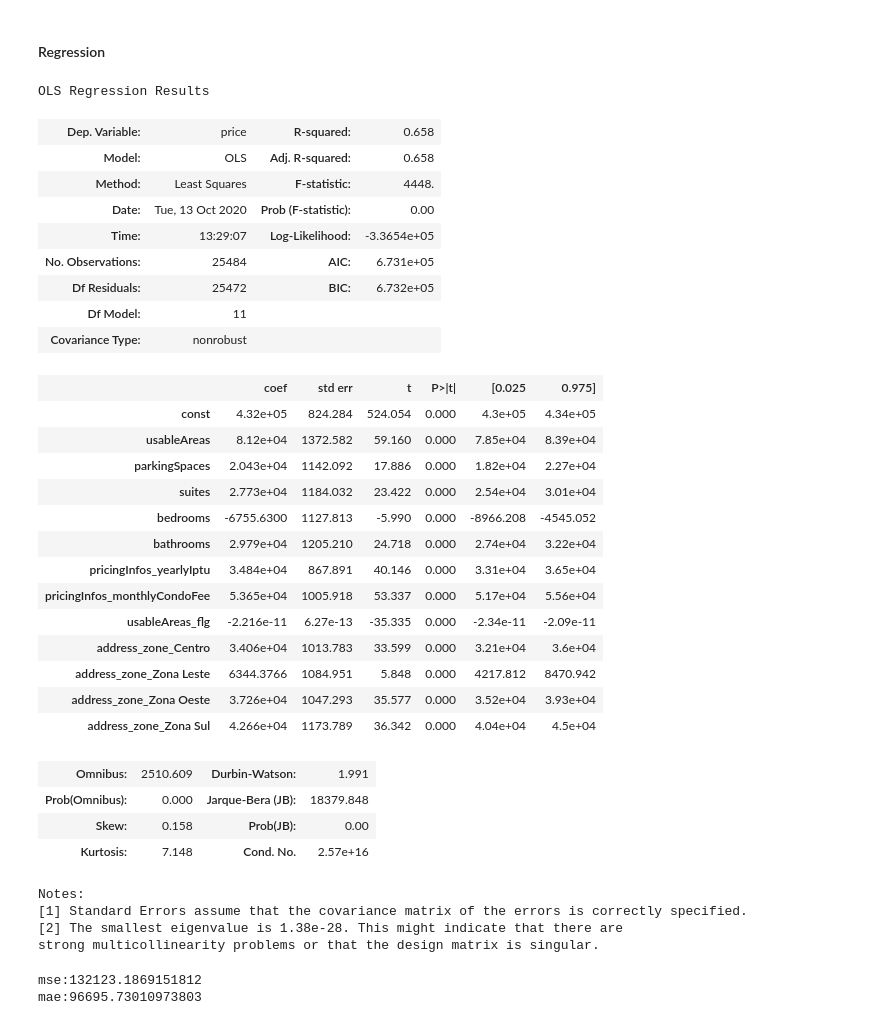
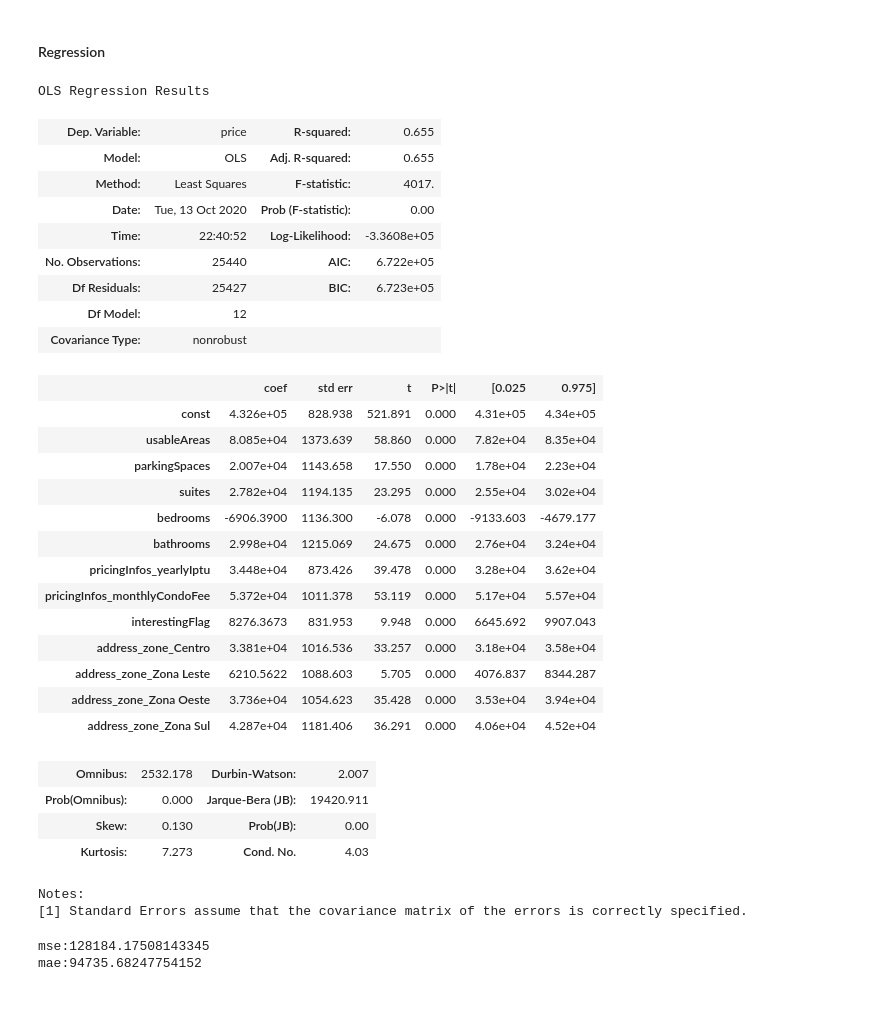
Before and after one commit to WillyHHsu/imoveis, a Jupyter notebook: modeling.ipynb, the cells around one changed output. Cells and saved outputs as stored; diff of their text form; code cells hidden in the pictures.

Commit message:
model done

```diff
--- a/modeling.ipynb
+++ b/modeling.ipynb
@@ -85,21 +89,22 @@ Index: []
 # %%
 dataset['usableAreas_flg']=dataset['usableAreas'].apply(lambda x: 1 if x>0 else 0)
+dataset['interestingFlag']=dataset['interestingFlag'].apply(lambda x: 1 if x else 0)
+
 dataset.interestingFlag.fillna(0, inplace=True)
 # %% [markdown]
 #### Train/test
 # %%
 from sklearn import preprocessing
 
-dataset=dataset[(dataset['usableAreas']>5)&(dataset['pricingInfos_price']<1000000)]
+dataset=dataset[(dataset['usableAreas']>10)&(dataset['pricingInfos_price']<1000000)]
 dataset=pd.get_dummies(dataset, columns=["address_zone"])
 
 x_col=['usableAreas', 'parkingSpaces', 'suites', 'bedrooms'
-,'bathrooms', 'pricingInfos_yearlyIptu', 'pricingInfos_monthlyCondoFee'
-,'usableAreas_flg', 'address_zone_Centro'
-,'address_zone_Zona Leste','address_zone_Zona Oeste', 'address_zone_Zona Sul']
+,'bathrooms', 'pricingInfos_yearlyIptu', 'pricingInfos_monthlyCondoFee','interestingFlag'
+, 'address_zone_Centro','address_zone_Zona Leste','address_zone_Zona Oeste', 'address_zone_Zona Sul']
 
 x=dataset[x_col]
-y =dataset['pricingInfos_price']
+y=dataset['pricingInfos_price']
 x_train, x_test, y_train, y_test = train_test_split(x, y, test_size=0.2, random_state=seed)
 
 x_train_sc = preprocessing.scale(x_train)
@@ -109,44 +114,42 @@ x_test_sc = preprocessing.scale(x_test)
 # %%
 import statsmodels.api as sm
 from sklearn.metrics import mean_squared_error,mean_absolute_error
 
-x = sm.add_constant(pd.DataFrame(x_train_sc, columns=x_col))
-est = sm.OLS(pd.DataFrame(y_train.values, columns=['price']), x)
+_x = sm.add_constant(pd.DataFrame(x_train_sc, columns=x_col))
+est = sm.OLS(pd.DataFrame(y_train.values, columns=['price']), _x)
 est = est.fit()
 est.summary()
 # %% [output]
 OLS Regression Results
-| Dep. Variable: | price | R-squared: | 0.658 |
-| Model: | OLS | Adj. R-squared: | 0.658 |
-| Method: | Least Squares | F-statistic: | 4448. |
+| Dep. Variable: | price | R-squared: | 0.655 |
+| Model: | OLS | Adj. R-squared: | 0.655 |
+| Method: | Least Squares | F-statistic: | 4017. |
 | Date: | Tue, 13 Oct 2020 | Prob (F-statistic): | 0.00 |
-| Time: | 13:29:07 | Log-Likelihood: | -3.3654e+05 |
-| No. Observations: | 25484 | AIC: | 6.731e+05 |
-| Df Residuals: | 25472 | BIC: | 6.732e+05 |
-| Df Model: | 11 |  |  |
+| Time: | 22:40:52 | Log-Likelihood: | -3.3608e+05 |
+| No. Observations: | 25440 | AIC: | 6.722e+05 |
+| Df Residuals: | 25427 | BIC: | 6.723e+05 |
+| Df Model: | 12 |  |  |
 | Covariance Type: | nonrobust |  |  |
 |  | coef | std err | t | P>|t| | [0.025 | 0.975] |
-| const | 4.32e+05 | 824.284 | 524.054 | 0.000 | 4.3e+05 | 4.34e+05 |
-| usableAreas | 8.12e+04 | 1372.582 | 59.160 | 0.000 | 7.85e+04 | 8.39e+04 |
-| parkingSpaces | 2.043e+04 | 1142.092 | 17.886 | 0.000 | 1.82e+04 | 2.27e+04 |
-| suites | 2.773e+04 | 1184.032 | 23.422 | 0.000 | 2.54e+04 | 3.01e+04 |
-| bedrooms | -6755.6300 | 1127.813 | -5.990 | 0.000 | -8966.208 | -4545.052 |
-| bathrooms | 2.979e+04 | 1205.210 | 24.718 | 0.000 | 2.74e+04 | 3.22e+04 |
-| pricingInfos_yearlyIptu | 3.484e+04 | 867.891 | 40.146 | 0.000 | 3.31e+04 | 3.65e+04 |
-| pricingInfos_monthlyCondoFee | 5.365e+04 | 1005.918 | 53.337 | 0.000 | 5.17e+04 | 5.56e+04 |
-| usableAreas_flg | -2.216e-11 | 6.27e-13 | -35.335 | 0.000 | -2.34e-11 | -2.09e-11 |
-| address_zone_Centro | 3.406e+04 | 1013.783 | 33.599 | 0.000 | 3.21e+04 | 3.6e+04 |
-| address_zone_Zona Leste | 6344.3766 | 1084.951 | 5.848 | 0.000 | 4217.812 | 8470.942 |
-| address_zone_Zona Oeste | 3.726e+04 | 1047.293 | 35.577 | 0.000 | 3.52e+04 | 3.93e+04 |
-| address_zone_Zona Sul | 4.266e+04 | 1173.789 | 36.342 | 0.000 | 4.04e+04 | 4.5e+04 |
+| const | 4.326e+05 | 828.938 | 521.891 | 0.000 | 4.31e+05 | 4.34e+05 |
+| usableAreas | 8.085e+04 | 1373.639 | 58.860 | 0.000 | 7.82e+04 | 8.35e+04 |
+| parkingSpaces | 2.007e+04 | 1143.658 | 17.550 | 0.000 | 1.78e+04 | 2.23e+04 |
+| suites | 2.782e+04 | 1194.135 | 23.295 | 0.000 | 2.55e+04 | 3.02e+04 |
+| bedrooms | -6906.3900 | 1136.300 | -6.078 | 0.000 | -9133.603 | -4679.177 |
+| bathrooms | 2.998e+04 | 1215.069 | 24.675 | 0.000 | 2.76e+04 | 3.24e+04 |
+| pricingInfos_yearlyIptu | 3.448e+04 | 873.426 | 39.478 | 0.000 | 3.28e+04 | 3.62e+04 |
+| pricingInfos_monthlyCondoFee | 5.372e+04 | 1011.378 | 53.119 | 0.000 | 5.17e+04 | 5.57e+04 |
+| interestingFlag | 8276.3673 | 831.953 | 9.948 | 0.000 | 6645.692 | 9907.043 |
+| address_zone_Centro | 3.381e+04 | 1016.536 | 33.257 | 0.000 | 3.18e+04 | 3.58e+04 |
+| address_zone_Zona Leste | 6210.5622 | 1088.603 | 5.705 | 0.000 | 4076.837 | 8344.287 |
+| address_zone_Zona Oeste | 3.736e+04 | 1054.623 | 35.428 | 0.000 | 3.53e+04 | 3.94e+04 |
+| address_zone_Zona Sul | 4.287e+04 | 1181.406 | 36.291 | 0.000 | 4.06e+04 | 4.52e+04 |
-| Omnibus: | 2510.609 | Durbin-Watson: | 1.991 |
-| Prob(Omnibus): | 0.000 | Jarque-Bera (JB): | 18379.848 |
-| Skew: | 0.158 | Prob(JB): | 0.00 |
-| Kurtosis: | 7.148 | Cond. No. | 2.57e+16 |
+| Omnibus: | 2532.178 | Durbin-Watson: | 2.007 |
+| Prob(Omnibus): | 0.000 | Jarque-Bera (JB): | 19420.911 |
+| Skew: | 0.130 | Prob(JB): | 0.00 |
+| Kurtosis: | 7.273 | Cond. No. | 4.03 |
 Notes:
 [1] Standard Errors assume that the covariance matrix of the errors is correctly specified.
-[2] The smallest eigenvalue is 1.38e-28. This might indicate that there are
-strong multicollinearity problems or that the design matrix is singular.
 # %%
 _ = sm.add_constant(pd.DataFrame(x_test_sc, columns=x_col))
 y_pred = est.predict(exog=_)
@@ -155,5 +158,5 @@ mse =mean_squared_error(y_test, y_pred,squared=False)
 mae=mean_absolute_error(y_test, y_pred)
 print(f'mse:{mse}\nmae:{mae}')
 # %% [output]
-mse:132123.1869151812
-mae:96695.73010973803
+mse:128184.17508143345
+mae:94735.68247754152
```
Also changed, not shown: parts of 11 cells of this notebook, 10 other files.
